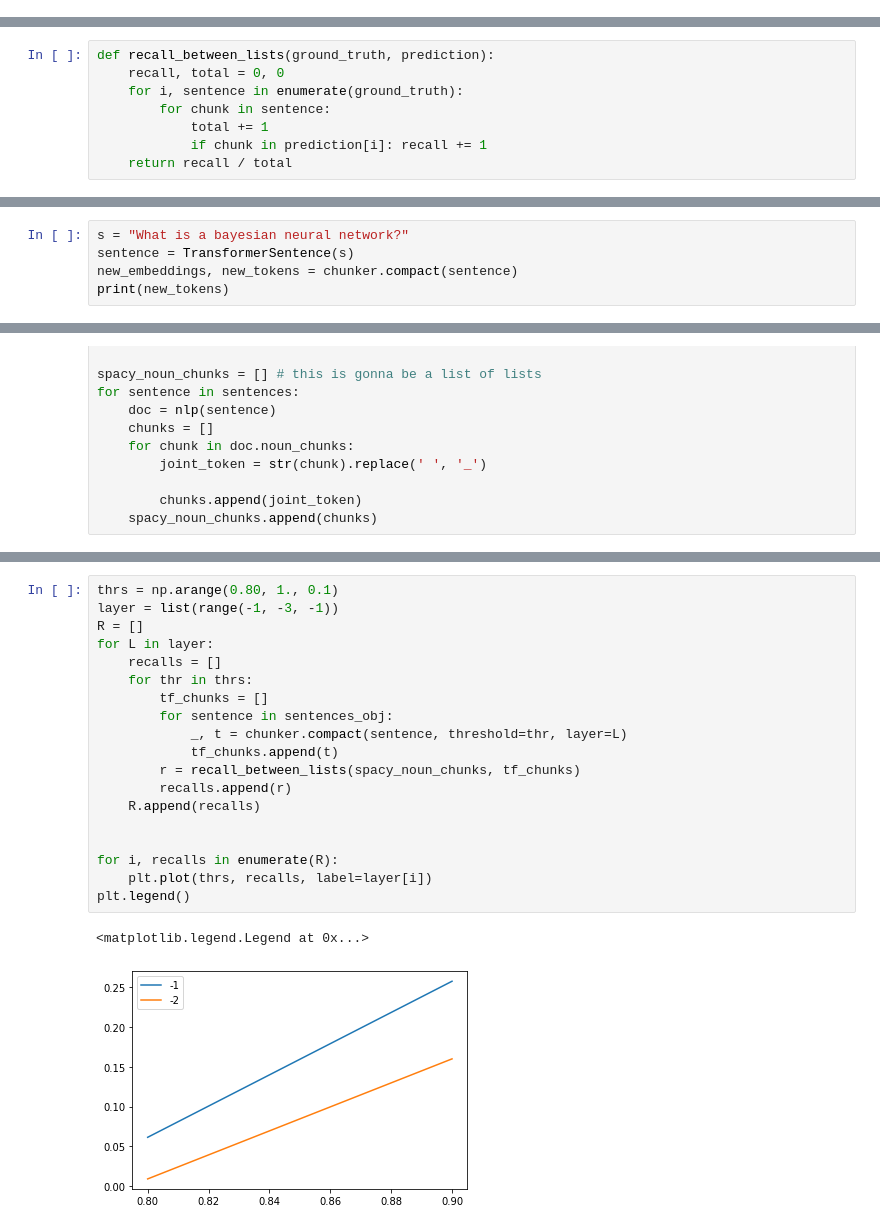
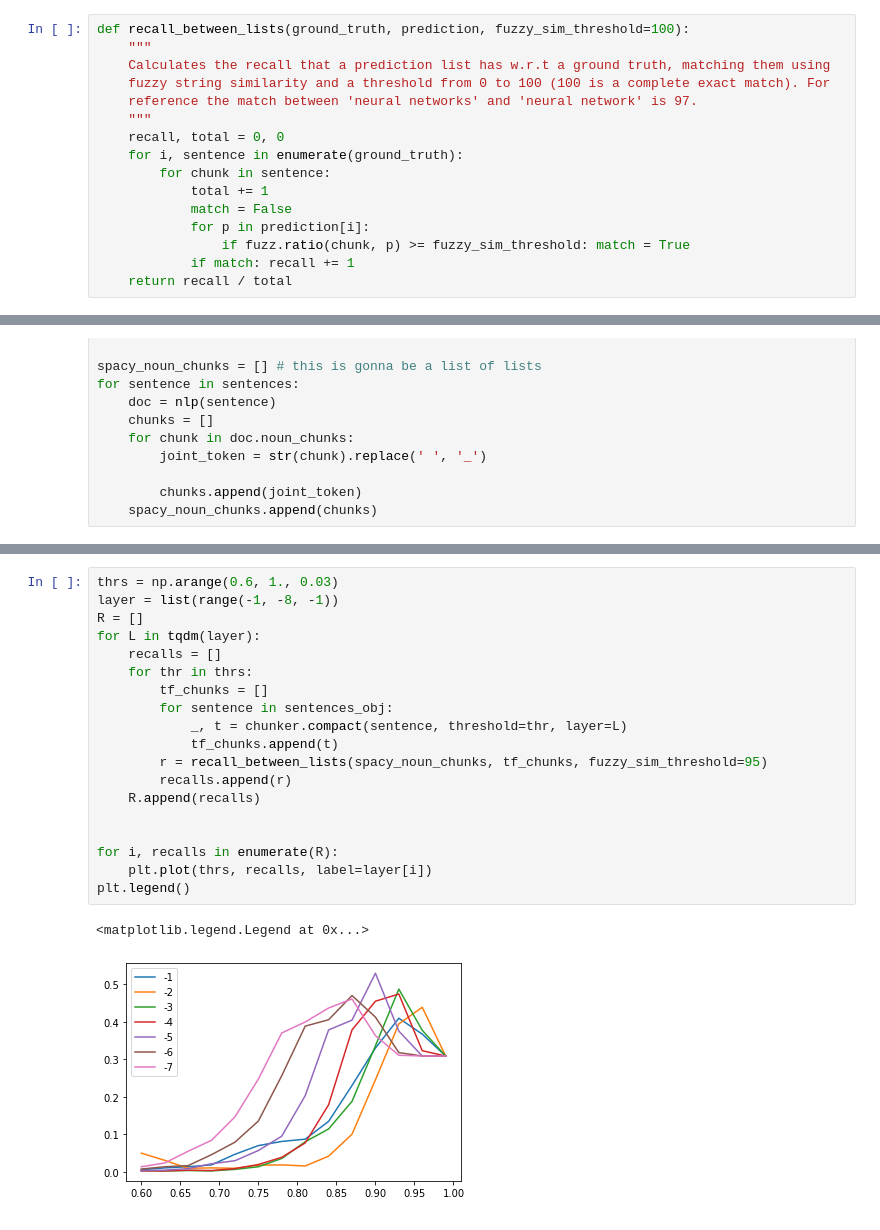
Before and after one commit to sergicastellasape/transformers, a Jupyter notebook: Chunking Evaluation.ipynb, the cells around one changed output, grey strips where cells are left out. Cells and saved outputs as stored; diff of their text form.

```diff
--- a/Chunking Evaluation.ipynb
+++ b/Chunking Evaluation.ipynb
@@ -23,0 +30,16 @@ SciBertTokenizer = BertTokenizer.from_pretrained('scibert-scivocab-uncased')
+# %%
+def recall_between_lists(ground_truth, prediction, fuzzy_sim_threshold=100):
+    """
+    Calculates the recall that a prediction list has w.r.t a ground truth, matching them using
+    fuzzy string similarity and a threshold from 0 to 100 (100 is a complete exact match). For
+    reference the match between 'neural networks' and 'neural network' is 97.
+    """
+    recall, total = 0, 0
+    for i, sentence in enumerate(ground_truth):
+        for chunk in sentence:
+            total += 1
+            match = False
+            for p in prediction[i]:
+                if fuzz.ratio(chunk, p) >= fuzzy_sim_threshold: match = True
+            if match: recall += 1
+    return recall / total
@@ -117,11 +50,3 @@ def chunks_prediction_from_sentence_objects(sentences_obj, thr=0.9, model_layer=
-# %%
-def recall_between_lists(ground_truth, prediction):
-    recall, total = 0, 0
-    for i, sentence in enumerate(ground_truth):
-        for chunk in sentence:
-            total += 1
-            if chunk in prediction[i]: recall += 1
-    return recall / total
 # %%
 sentences, sentences_obj = load_dataset(txt_path='../datasets/quora_questions.txt',
                                        return_embeddings=False,
@@ -129,8 +54,3 @@ sentences, sentences_obj = load_dataset(txt_path='../datasets/quora_questions.tx
                                        TOKENIZER=SciBertTokenizer)
 
 sentences = [sentence.lower() for sentence in sentences]
-# %%
-s = "What is a bayesian neural network?"
-sentence = TransformerSentence(s)
-new_embeddings, new_tokens = chunker.compact(sentence)
-print(new_tokens)
@@ -158,22 +82,22 @@ print(spacy_noun_chunks)
 # %%
-thrs = np.arange(0.80, 1., 0.1)
-layer = list(range(-1, -3, -1))
+thrs = np.arange(0.6, 1., 0.03)
+layer = list(range(-1, -8, -1))
 R = []
-for L in layer:
+for L in tqdm(layer):
     recalls = []
     for thr in thrs:
         tf_chunks = []
         for sentence in sentences_obj:
             _, t = chunker.compact(sentence, threshold=thr, layer=L)
             tf_chunks.append(t)
-        r = recall_between_lists(spacy_noun_chunks, tf_chunks)
+        r = recall_between_lists(spacy_noun_chunks, tf_chunks, fuzzy_sim_threshold=95)
         recalls.append(r)
     R.append(recalls)
 
 
 for i, recalls in enumerate(R):
     plt.plot(thrs, recalls, label=layer[i])
 plt.legend()
 # %% [output]
 <matplotlib.legend.Legend at 0x...>
-[figure, old version]
+[figure, new version]
```
Also changed, not shown: parts of 18 cells of this notebook, 8 other files.
